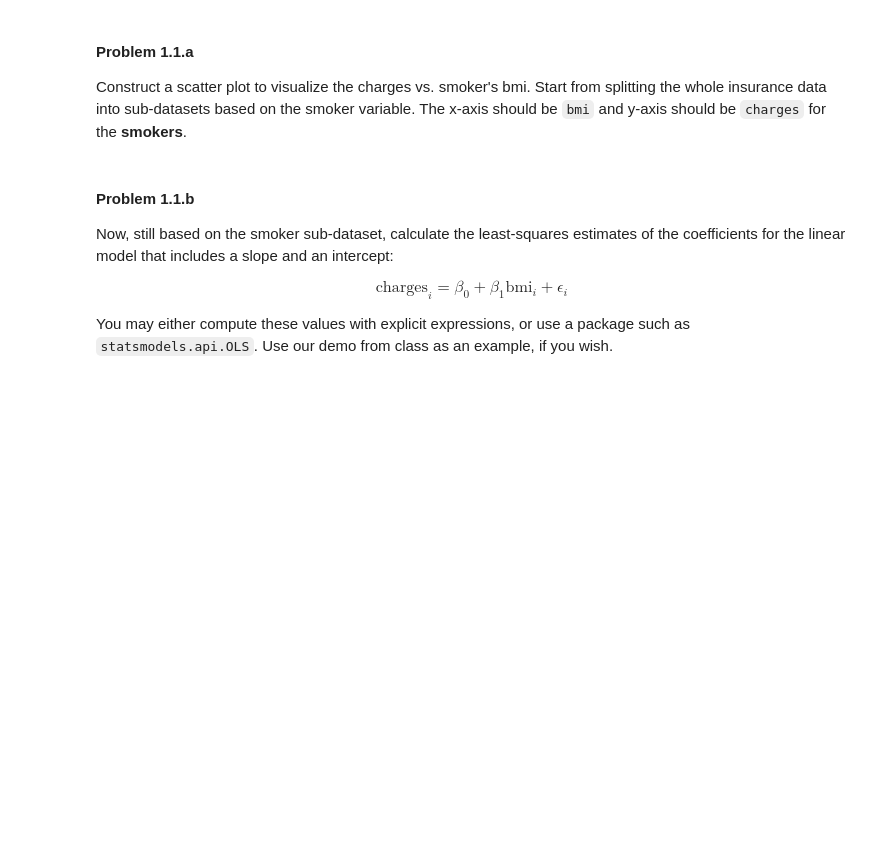
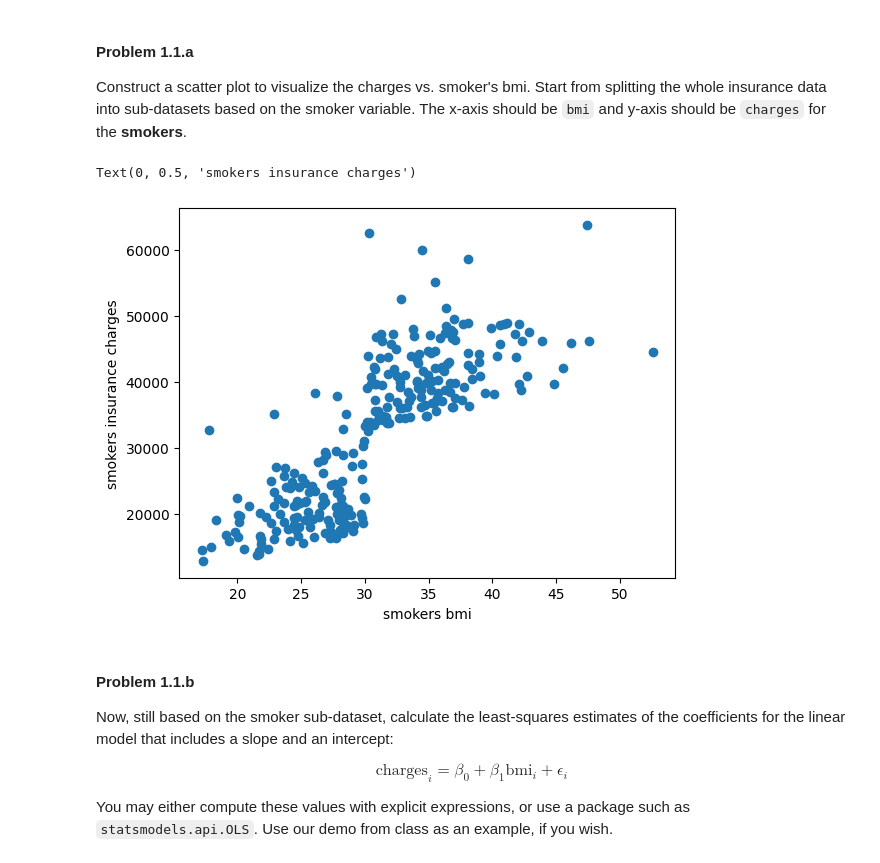
Before and after one commit to yaj0212/Introductory-Machine-Learning, a Jupyter notebook: assignments/assn1/assn1.ipynb, the cells around one changed output. Cells and saved outputs as stored; diff of their text form; code cells hidden in the pictures; blank space fills up the shorter version.

```diff
--- a/assignments/assn1/assn1.ipynb
+++ b/assignments/assn1/assn1.ipynb
@@ -124,8 +124,7 @@ Let's convert the smoker variable to a dummy variable for simplicity. If smoker
 In Problem 1.1, we will examine the smoker group, and in Problem 1.2, we will examine the non-smoker group
 # %%
 # convert smoker to dummy variable (just run this cell)
-insurance_table['smoker'] = pd.Series(np.where(insurance_table.smoker == 'yes',
-                                               1, 0), insurance_table.index)
+insurance_table['smoker'] = pd.Series(np.where(insurance_table.smoker == 'yes', 1, 0), insurance_table.index)
 insurance_table.head()
 # %% [output]
 |  | age | sex | bmi | children | smoker | region | charges |
@@ -143,3 +140,14 @@ Construct a scatter plot to visualize the charges vs. smoker's bmi. Start from s
+# %%
+## -- please write code for visualization here. -- ##
+smokers = insurance_table[insurance_table['smoker'] == 1]
+y = smokers['charges']
+x = smokers['bmi']
+plt.scatter(x, y)
+plt.xlabel('smokers bmi')
+plt.ylabel('smokers insurance charges')
+# %% [output]
+Text(0, 0.5, 'smokers insurance charges')
+[figure, added]
 # %% [markdown]
 #### Problem 1.1.b
 
```
Also changed, not shown: parts of 43 cells of this notebook.
